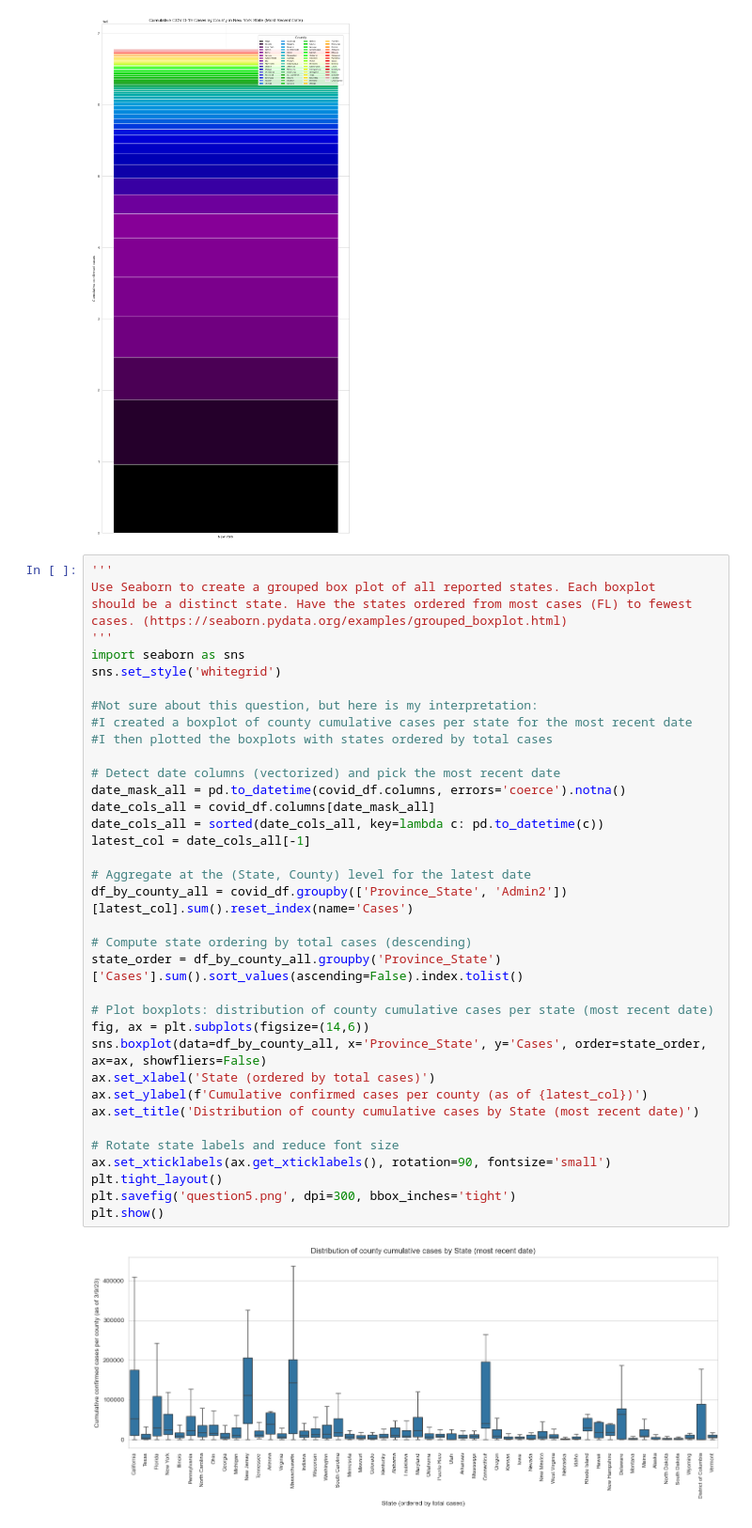
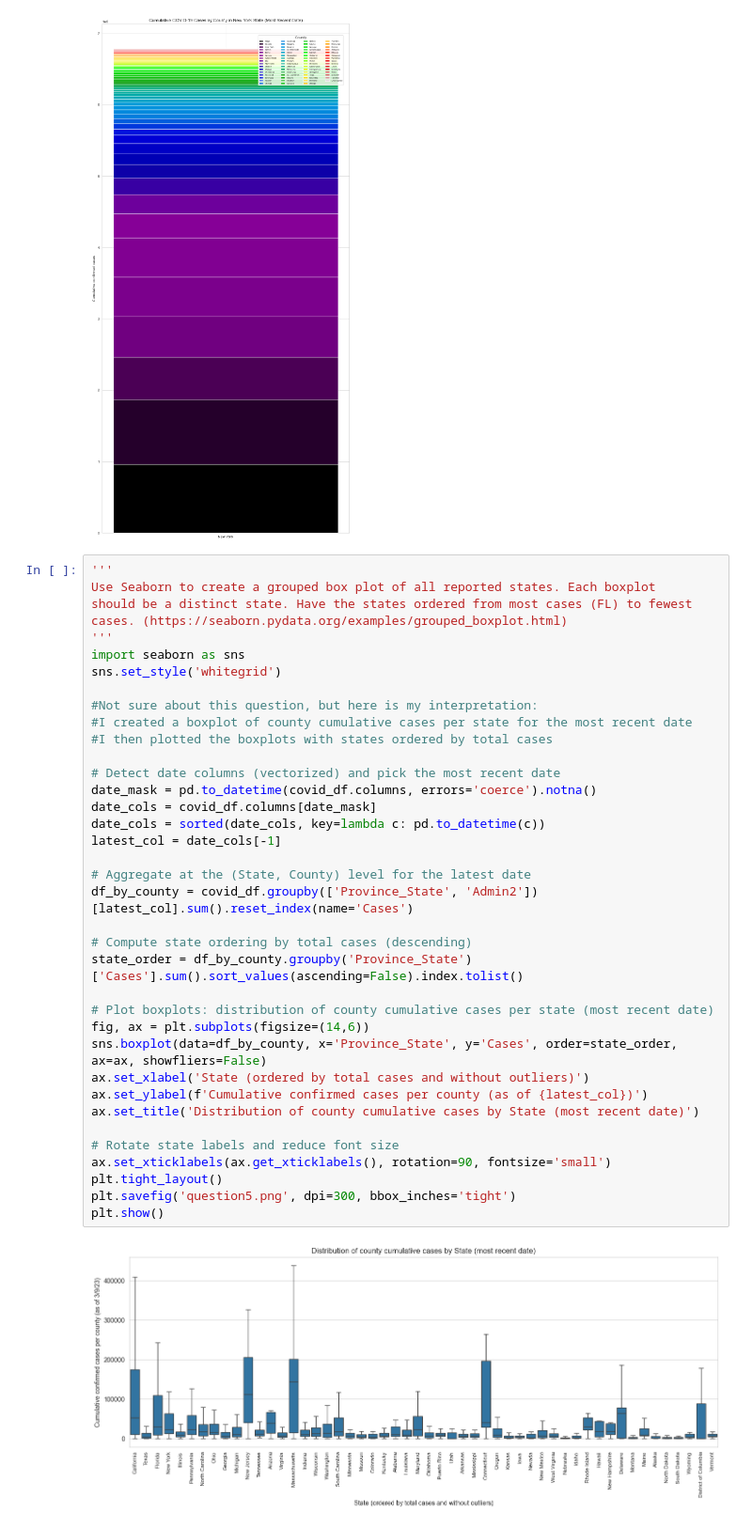
Before and after one commit to brianadamsmd/Mod12_Visualizations, a Jupyter notebook: vis_homework.ipynb, the cells around one changed output. Shown at 94% size. Drawn from its saved outputs; the diff is of its cells as text.

```diff
--- a/vis_homework.ipynb
+++ b/vis_homework.ipynb
@@ -304,39 +304,39 @@ plt.show()
 # %%
 '''
 Use Seaborn to create a grouped box plot of all reported states. Each boxplot
 should be a distinct state. Have the states ordered from most cases (FL) to fewest
 cases. (https://seaborn.pydata.org/examples/grouped_boxplot.html)
 '''
 import seaborn as sns
 sns.set_style('whitegrid')
 
 #Not sure about this question, but here is my interpretation:
 #I created a boxplot of county cumulative cases per state for the most recent date
 #I then plotted the boxplots with states ordered by total cases
 
 # Detect date columns (vectorized) and pick the most recent date
-date_mask_all = pd.to_datetime(covid_df.columns, errors='coerce').notna()
-date_cols_all = covid_df.columns[date_mask_all]
-date_cols_all = sorted(date_cols_all, key=lambda c: pd.to_datetime(c))
-latest_col = date_cols_all[-1]
+date_mask = pd.to_datetime(covid_df.columns, errors='coerce').notna()
+date_cols = covid_df.columns[date_mask]
+date_cols = sorted(date_cols, key=lambda c: pd.to_datetime(c))
+latest_col = date_cols[-1]
 
 # Aggregate at the (State, County) level for the latest date
-df_by_county_all = covid_df.groupby(['Province_State', 'Admin2'])[latest_col].sum().reset_index(name='Cases')
+df_by_county = covid_df.groupby(['Province_State', 'Admin2'])[latest_col].sum().reset_index(name='Cases')
 
 # Compute state ordering by total cases (descending)
-state_order = df_by_county_all.groupby('Province_State')['Cases'].sum().sort_values(ascending=False).index.tolist()
+state_order = df_by_county.groupby('Province_State')['Cases'].sum().sort_values(ascending=False).index.tolist()
 
 # Plot boxplots: distribution of county cumulative cases per state (most recent date)
 fig, ax = plt.subplots(figsize=(14,6))
-sns.boxplot(data=df_by_county_all, x='Province_State', y='Cases', order=state_order, ax=ax, showfliers=False)
-ax.set_xlabel('State (ordered by total cases)')
+sns.boxplot(data=df_by_county, x='Province_State', y='Cases', order=state_order, ax=ax, showfliers=False)
+ax.set_xlabel('State (ordered by total cases and without outliers)')
 ax.set_ylabel(f'Cumulative confirmed cases per county (as of {latest_col})')
 ax.set_title('Distribution of county cumulative cases by State (most recent date)')
 
 # Rotate state labels and reduce font size
 ax.set_xticklabels(ax.get_xticklabels(), rotation=90, fontsize='small')
 plt.tight_layout()
 plt.savefig('question5.png', dpi=300, bbox_inches='tight')
 plt.show()
 # %% [output]
-[figure, old version]
+[figure, new version]
```
Also changed, not shown: parts of 3 cells of this notebook, 5 other files.
